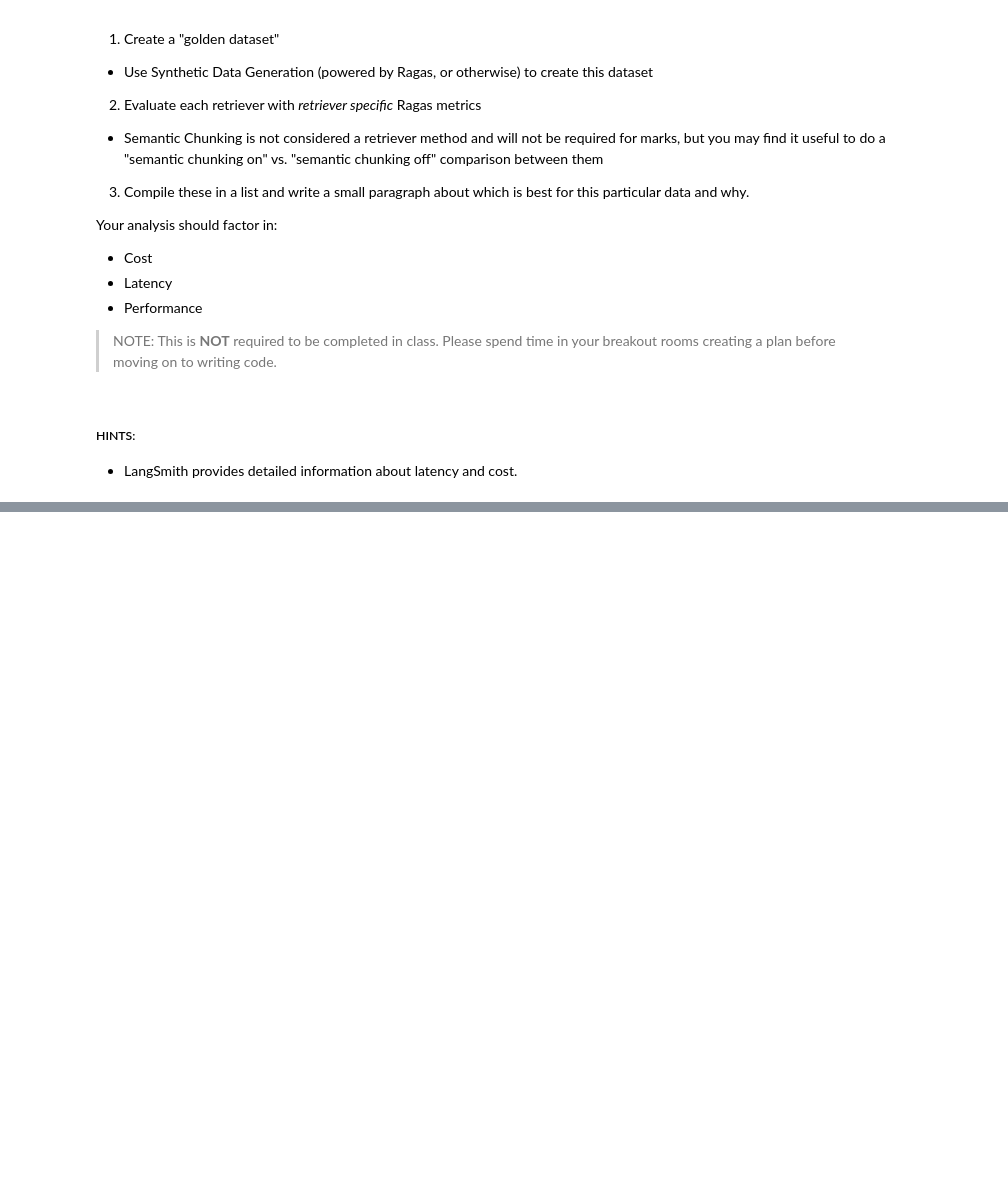
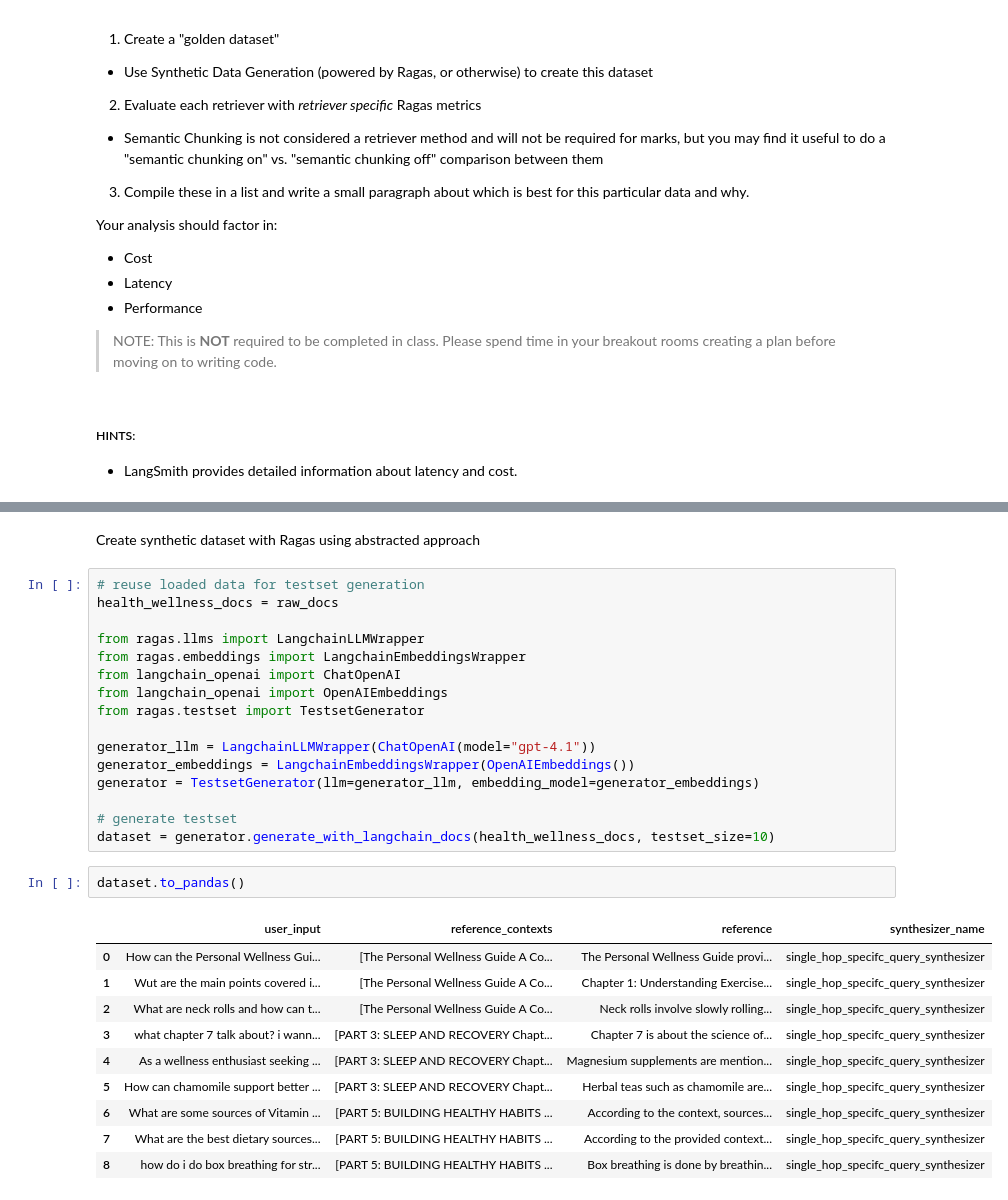
Before and after one commit to convoluted-m/AIE9, a Jupyter notebook: 11_Advanced_Retrieval/Advanced_Retrieval_with_LangChain_Assignment.ipynb, the cells around one changed output, grey strips where cells are left out. Saved outputs shown, nothing was run; the diff lists cells and outputs as text; blank space fills up the shorter version.

```diff
--- a/11_Advanced_Retrieval/Advanced_Retrieval_with_LangChain_Assignment.ipynb
+++ b/11_Advanced_Retrieval/Advanced_Retrieval_with_LangChain_Assignment.ipynb
@@ -575,0 +584,31 @@ Your analysis should factor in:
+# %% [markdown]
+Create synthetic dataset with Ragas using abstracted approach
+# %%
+# reuse loaded data for testset generation
+health_wellness_docs = raw_docs
+
+from ragas.llms import LangchainLLMWrapper
+from ragas.embeddings import LangchainEmbeddingsWrapper
+from langchain_openai import ChatOpenAI
+from langchain_openai import OpenAIEmbeddings
+from ragas.testset import TestsetGenerator
+
+generator_llm = LangchainLLMWrapper(ChatOpenAI(model="gpt-4.1"))
+generator_embeddings = LangchainEmbeddingsWrapper(OpenAIEmbeddings())
+generator = TestsetGenerator(llm=generator_llm, embedding_model=generator_embeddings)
+
+# generate testset
+dataset = generator.generate_with_langchain_docs(health_wellness_docs, testset_size=10)
+# %%
+dataset.to_pandas()
+# %% [output]
+|  | user_input | reference_contexts | reference | synthesizer_name |
+| 0 | How can the Personal Wellness Gui... | [The Personal Wellness Guide A Co... | The Personal Wellness Guide provi... | single_hop_specifc_query_synthesizer |
+| 1 | Wut are the main points covered i... | [The Personal Wellness Guide A Co... | Chapter 1: Understanding Exercise... | single_hop_specifc_query_synthesizer |
+| 2 | What are neck rolls and how can t... | [The Personal Wellness Guide A Co... | Neck rolls involve slowly rolling... | single_hop_specifc_query_synthesizer |
+| 3 | what chapter 7 talk about? i wann... | [PART 3: SLEEP AND RECOVERY Chapt... | Chapter 7 is about the science of... | single_hop_specifc_query_synthesizer |
+| 4 | As a wellness enthusiast seeking ... | [PART 3: SLEEP AND RECOVERY Chapt... | Magnesium supplements are mention... | single_hop_specifc_query_synthesizer |
+| 5 | How can chamomile support better ... | [PART 3: SLEEP AND RECOVERY Chapt... | Herbal teas such as chamomile are... | single_hop_specifc_query_synthesizer |
+| 6 | What are some sources of Vitamin ... | [PART 5: BUILDING HEALTHY HABITS ... | According to the context, sources... | single_hop_specifc_query_synthesizer |
+| 7 | What are the best dietary sources... | [PART 5: BUILDING HEALTHY HABITS ... | According to the provided context... | single_hop_specifc_query_synthesizer |
+| 8 | how do i do box breathing for str... | [PART 5: BUILDING HEALTHY HABITS ... | Box breathing is done by breathin... | single_hop_specifc_query_synthesizer |
```
Also changed, not shown: parts of 31 cells of this notebook, 1 other file.
